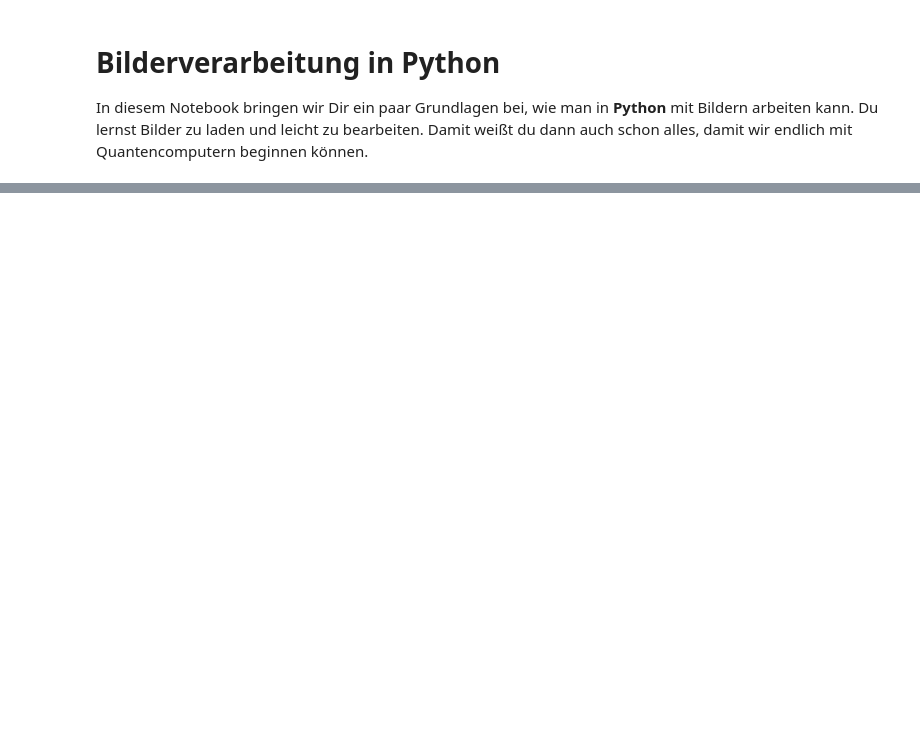
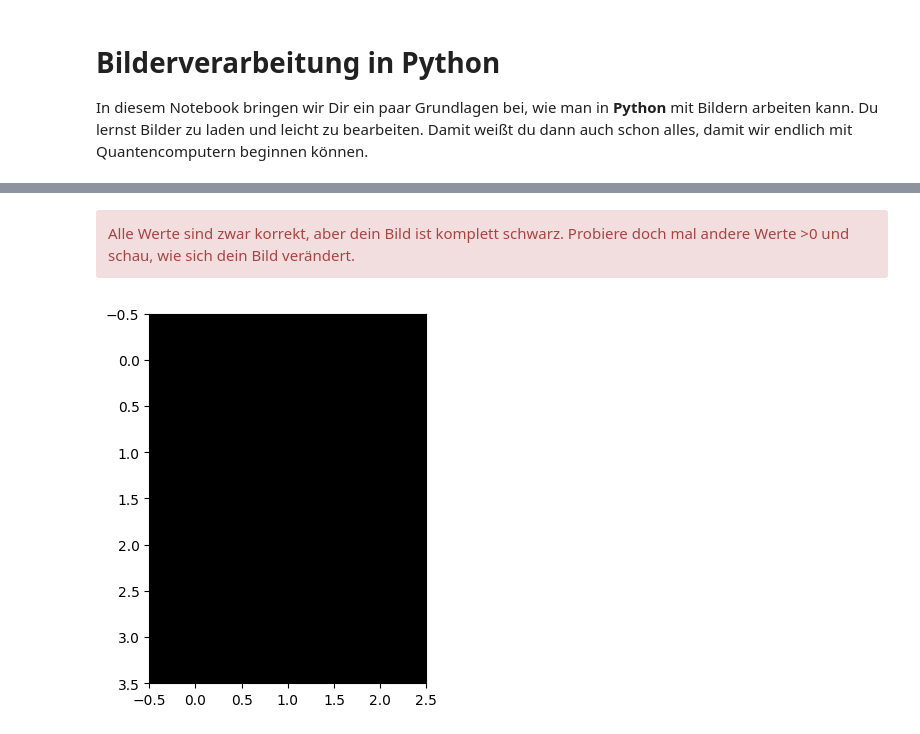
Before and after one commit to eileen-kuehn/intro_qc4images, a Jupyter notebook: worksheets/Image_Basics.ipynb, the cells around one changed output, grey strips where cells are left out. Saved outputs shown, nothing was run; the diff lists cells and outputs as text; code cells hidden in the pictures; blank space fills up the shorter version.

```diff
--- a/worksheets/Image_Basics.ipynb
+++ b/worksheets/Image_Basics.ipynb
@@ -88,0 +48,10 @@ An der Achsenbeschriftung kannst du hier schon sehen, wie groß dieses Bild in P
+# %%
+# Hier nichts ändern, nur ausführen!
+check_1a()
+# %% [output]
+Alle Werte sind zwar korrekt, aber dein Bild ist komplett schwarz. Probiere doch mal andere Werte >0 und schau, wie sich dein Bild verändert.
+# %%
+# Hier nichts ändern, nur ausführen!
+show_bw_image("AB2-1a")
+# %% [output]
+[figure, added]
```
Also changed, not shown: parts of 60 cells of this notebook, 7 other files.
